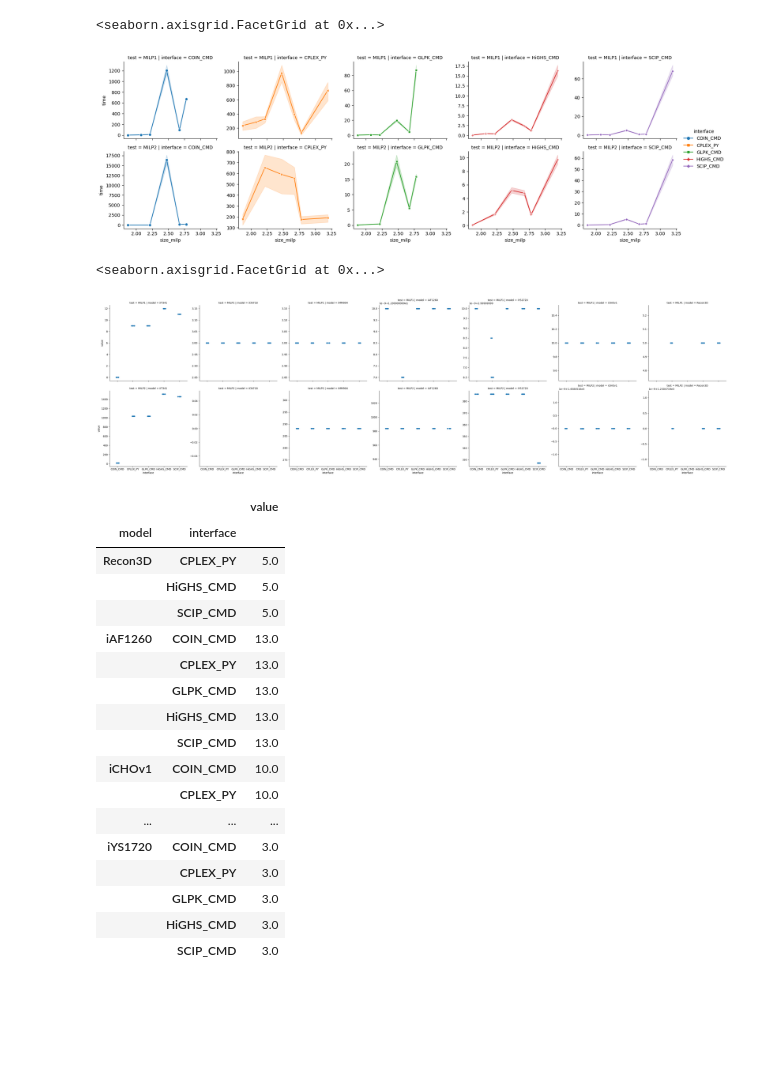
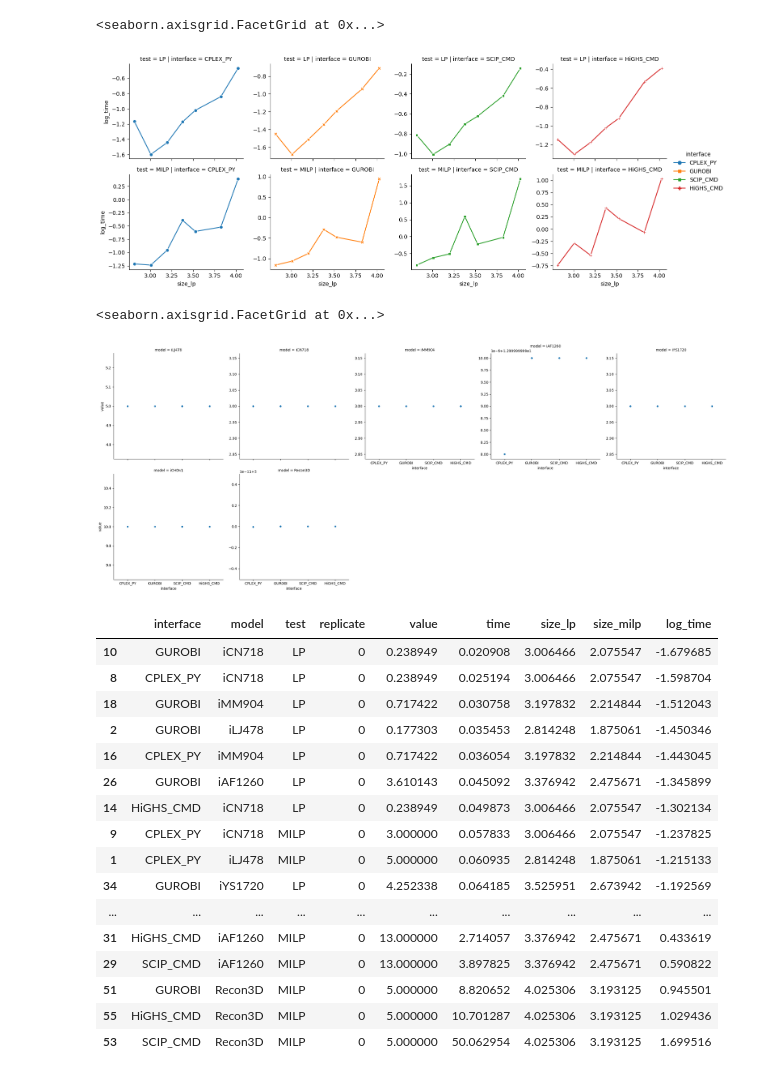
Before and after one commit to cdanielmachado/solver_benchmark, a Jupyter notebook: notebooks/analyse.ipynb, the cells around one changed output. Saved outputs shown, nothing was run; the diff lists cells and outputs as text; code cells hidden in the pictures; blank space fills up the shorter version.

```diff
--- a/notebooks/analyse.ipynb
+++ b/notebooks/analyse.ipynb
@@ -5,28 +6,9 @@ import numpy as np
 # %%
-df = pd.read_csv('../results.tsv', sep='\t', na_values='None', names=['interface', 'model', 'test', 'run', 'value', 'time'])
+df = pd.read_csv('../results.tsv', sep='\t', na_values='None')#, names=['interface', 'model', 'test', 'run', 'value', 'time'])
+# %%
+models = {x: load_cbmodel(f'../models/{x}.xml.gz', flavor='bigg') for x in set(df['model'])}
 # %%
-size_lp = {
-    'iIT341': 554,
-    'iCN718': 1015,
-    'iMM904': 1577,
-    'iAF1260': 2382,
-    'iYS1720': 3357,
-    'iCHOv1': 6663,
-    'Recon3D': 10600
-}
-
-size_milp = {
-    'iIT341': 74,
-    'iCN718': 119,
-    'iMM904': 164,
-    'iAF1260': 299,
-    'iYS1720': 472,
-    'iCHOv1': 602,
-    'Recon3D': 1560
-}
-
-
-df['size_lp'] = df['model'].apply(lambda x: np.log10(size_lp[x]))
-df['size_milp'] = df['model'].apply(lambda x: np.log10(size_milp[x]))
+df['size_lp'] = df['model'].apply(lambda x: np.log10(len(models[x].reactions)))
+df['size_milp'] = df['model'].apply(lambda x: np.log10(len(models[x].get_exchange_reactions())))
 df['log_time'] = np.log10(df['time'])
 # %%
@@ -51,33 +24,31 @@ ax = sns.lineplot(data=df.dropna().query('test == "MILP2"'), x="size_lp", y="log
 # %%
-sns.relplot(data=df.dropna(), x="size_milp", y="time", col="interface", row="test", kind="line", height=3, aspect=1.2, markers=True, dashes=False, hue="interface", style="interface",
-            row_order=['MILP1', 'MILP2'], facet_kws={'sharey': False} )
+sns.relplot(data=df.dropna(), x="size_lp", y="log_time", col="interface", row="test", kind="line", height=3, aspect=1.2, markers=True, dashes=False, hue="interface", style="interface",
+            row_order=['LP', 'MILP'], facet_kws={'sharey': False} )
 # %% [output]
 <seaborn.axisgrid.FacetGrid at 0x...>
-[figure, old version]
+[figure, new version]
 # %%
-sns.catplot(data=df.dropna(), y="value", col="model", row="test", x="interface",
-            row_order=['MILP1', 'MILP2'], col_order=size_milp.keys(), sharey=False)
+sns.catplot(data=df.dropna().query('test == "MILP"'), y="value", col="model", x="interface", col_wrap=5, sharey=False)
 # %% [output]
 <seaborn.axisgrid.FacetGrid at 0x...>
-[figure, old version]
+[figure, new version]
 # %%
-df2.groupby(['model', 'interface']).agg({'value': np.mean})
+df.sort_values('time')
 # %% [output]
-|  |  | value |
-| model | interface |  |
-| Recon3D | CPLEX_PY | 5.0 |
-|  | HiGHS_CMD | 5.0 |
-|  | SCIP_CMD | 5.0 |
-| iAF1260 | COIN_CMD | 13.0 |
-|  | CPLEX_PY | 13.0 |
-|  | GLPK_CMD | 13.0 |
-|  | HiGHS_CMD | 13.0 |
-|  | SCIP_CMD | 13.0 |
-| iCHOv1 | COIN_CMD | 10.0 |
-|  | CPLEX_PY | 10.0 |
-| ... | ... | ... |
-| iYS1720 | COIN_CMD | 3.0 |
-|  | CPLEX_PY | 3.0 |
-|  | GLPK_CMD | 3.0 |
-|  | HiGHS_CMD | 3.0 |
-|  | SCIP_CMD | 3.0 |
+|  | interface | model | test | replicate | value | time | size_lp | size_milp | log_time |
+| 10 | GUROBI | iCN718 | LP | 0 | 0.238949 | 0.020908 | 3.006466 | 2.075547 | -1.679685 |
+| 8 | CPLEX_PY | iCN718 | LP | 0 | 0.238949 | 0.025194 | 3.006466 | 2.075547 | -1.598704 |
+| 18 | GUROBI | iMM904 | LP | 0 | 0.717422 | 0.030758 | 3.197832 | 2.214844 | -1.512043 |
+| 2 | GUROBI | iLJ478 | LP | 0 | 0.177303 | 0.035453 | 2.814248 | 1.875061 | -1.450346 |
+| 16 | CPLEX_PY | iMM904 | LP | 0 | 0.717422 | 0.036054 | 3.197832 | 2.214844 | -1.443045 |
+| 26 | GUROBI | iAF1260 | LP | 0 | 3.610143 | 0.045092 | 3.376942 | 2.475671 | -1.345899 |
+| 14 | HiGHS_CMD | iCN718 | LP | 0 | 0.238949 | 0.049873 | 3.006466 | 2.075547 | -1.302134 |
+| 9 | CPLEX_PY | iCN718 | MILP | 0 | 3.000000 | 0.057833 | 3.006466 | 2.075547 | -1.237825 |
+| 1 | CPLEX_PY | iLJ478 | MILP | 0 | 5.000000 | 0.060935 | 2.814248 | 1.875061 | -1.215133 |
+| 34 | GUROBI | iYS1720 | LP | 0 | 4.252338 | 0.064185 | 3.525951 | 2.673942 | -1.192569 |
+| ... | ... | ... | ... | ... | ... | ... | ... | ... | ... |
+| 31 | HiGHS_CMD | iAF1260 | MILP | 0 | 13.000000 | 2.714057 | 3.376942 | 2.475671 | 0.433619 |
+| 29 | SCIP_CMD | iAF1260 | MILP | 0 | 13.000000 | 3.897825 | 3.376942 | 2.475671 | 0.590822 |
+| 51 | GUROBI | Recon3D | MILP | 0 | 5.000000 | 8.820652 | 4.025306 | 3.193125 | 0.945501 |
+| 55 | HiGHS_CMD | Recon3D | MILP | 0 | 5.000000 | 10.701287 | 4.025306 | 3.193125 | 1.029436 |
+| 53 | SCIP_CMD | Recon3D | MILP | 0 | 5.000000 | 50.062954 | 4.025306 | 3.193125 | 1.699516 |
```
Also changed, not shown: parts of 5 cells of this notebook, 10 other files.
